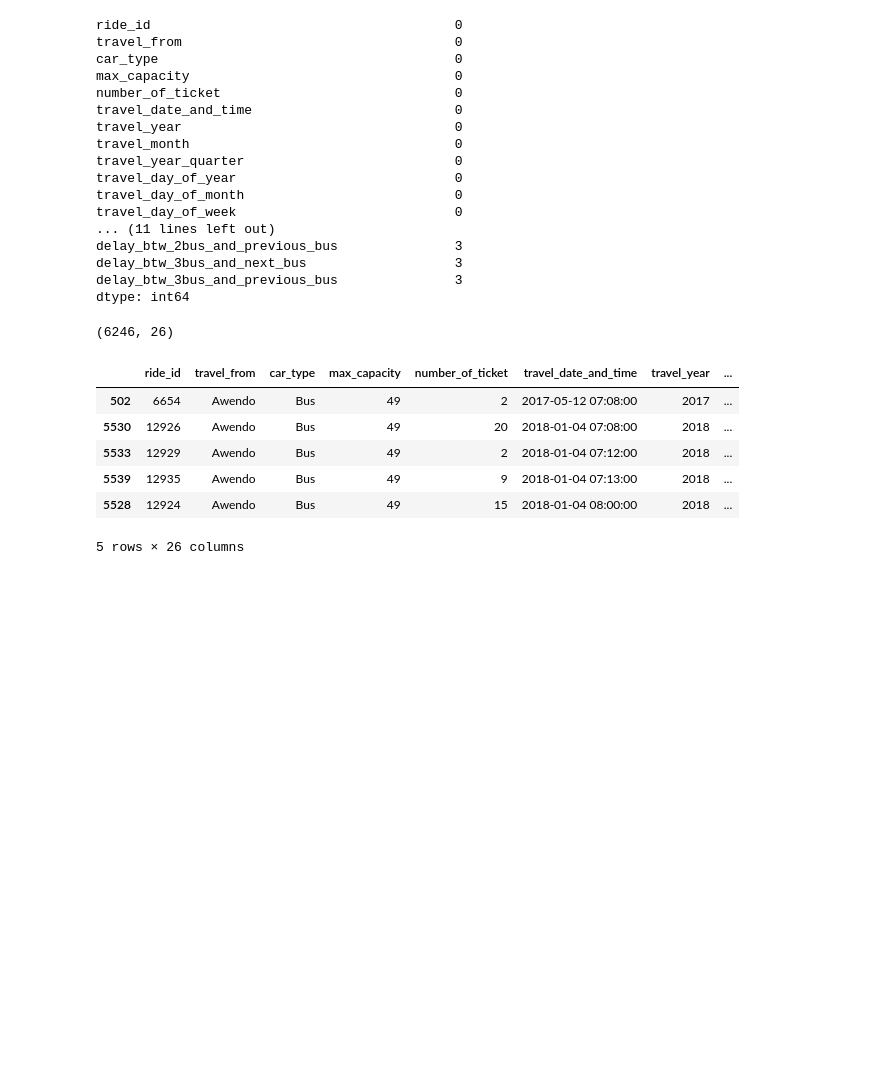
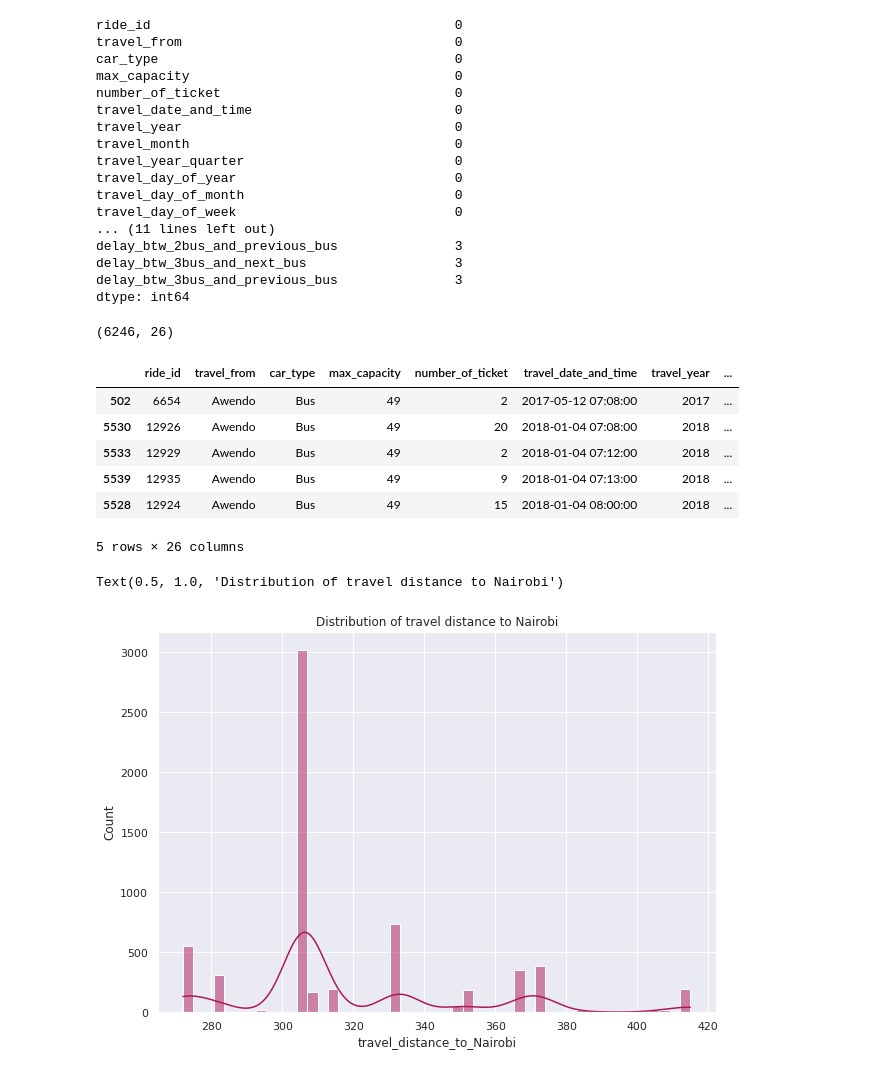
Before and after one commit to HariTarz/Transport_Demand_Prediction, a Jupyter notebook: Demand_Prediction_for_Public_Transport_Capstone_Project.ipynb, the cells around one changed output. Drawn from its saved outputs; the diff is of its cells as text; code cells hidden in the pictures; blank space fills up the shorter version.

```diff
--- a/Demand_Prediction_for_Public_Transport_Capstone_Project.ipynb
+++ b/Demand_Prediction_for_Public_Transport_Capstone_Project.ipynb
@@ -451,6 +451,16 @@ tmp_df.head()
 | 5528 | 12924 | Awendo | Bus | 49 | 15 | 2018-01-04 08:00:00 | 2018 | ... |
 5 rows × 26 columns
 # %%
-travel_distance_to_Nairobi_dict = {'Awendo':351, 'Homa Bay':360, 'Kehancha':387.7, 'Kendu Bay':347, 'Keroka':280, 'Keumbu':295,
-                                   'Kijauri':271, 'Kisii':305.1, 'Mbita':401, 'Migori':370, 'Ndhiwa':371, 'Nyachenge':326, 'Oyugis':330.6,
-                                   'Rodi':348, 'Rongo':332, 'Sirare':392, 'Sori':399}
+travel_distance_to_Nairobi_dict = {'Awendo':352, 'Homa Bay':368, 'Kehancha':308, 'Kendu Bay':343, 'Keroka':281, 'Keumbu':295,
+                                   'Kijauri':272, 'Kisii':306, 'Mbita':406, 'Migori':373, 'Ndhiwa':385, 'Nyachenge':313, 'Oyugis':324,
+                                   'Rodi':348, 'Rongo':333, 'Sirare':415, 'Sori':407}
+trans_df['travel_distance_to_Nairobi'] = trans_df.travel_from.map(travel_distance_to_Nairobi_dict)
+# %%
+fig = plt.figure(figsize=(10,7))
+ax = fig.gca()
+sns.histplot(x="travel_distance_to_Nairobi", data=trans_df, color='#ad1759', kde=True)
+sns.set_theme(style='darkgrid')
+ax.set_title('Distribution of travel distance to Nairobi')
+# %% [output]
+Text(0.5, 1.0, 'Distribution of travel distance to Nairobi')
+[figure, added]
```
Also changed, not shown: parts of 15 cells of this notebook.
